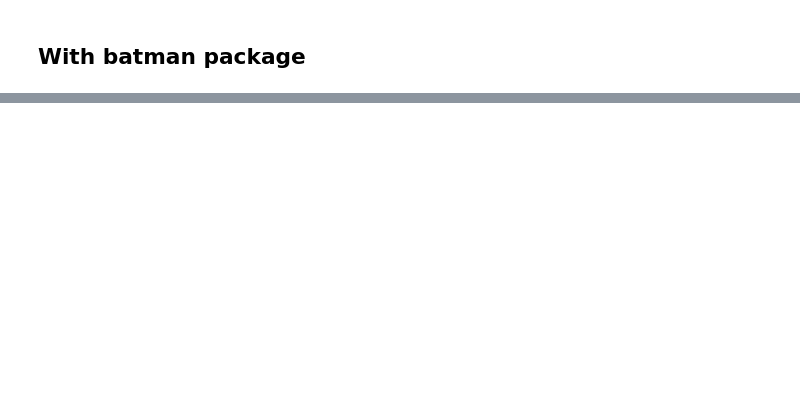
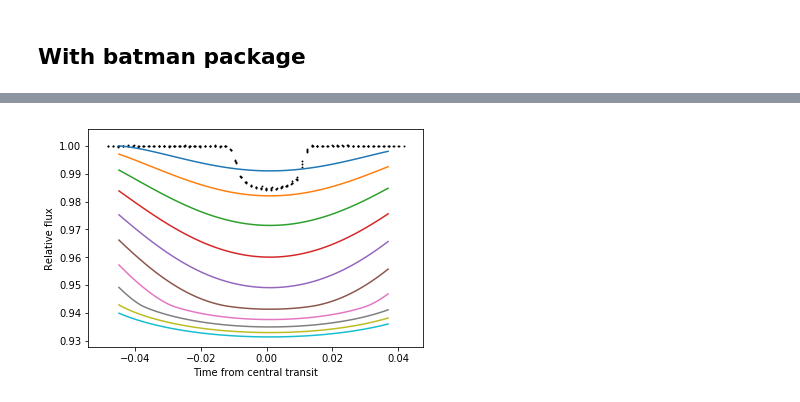
Before and after one commit to PierricJoulot/Astronomy, a Jupyter notebook: Lightcurves/EPIC228735255/EPIC228735255+batman-package.ipynb, the cells around one changed output, grey strips where cells are left out. Saved outputs shown, nothing was run; the diff lists cells and outputs as text; code cells hidden in the pictures; blank space fills up the shorter version.

```diff
--- a/Lightcurves/EPIC228735255/EPIC228735255+batman-package.ipynb
+++ b/Lightcurves/EPIC228735255/EPIC228735255+batman-package.ipynb
@@ -194,0 +201,14 @@ plt.show()
+# %%
+plt.scatter(lc_transit.time, lc_transit.flux, s=.8, c='k')
+params.rp = 0.244
+plt.xlabel("Time from central transit")
+plt.ylabel("Relative flux")
+inclination = np.linspace(85, 88, 10)
+for i in inclination:
+        params.inc = i                           #updates planet radius
+        new_flux = m.light_curve(params)
+        plt.plot(t, new_flux)
+
+plt.show()
+# %% [output]
+[figure, added]
```
Also changed, not shown: parts of 5 cells of this notebook, 5 other files.
